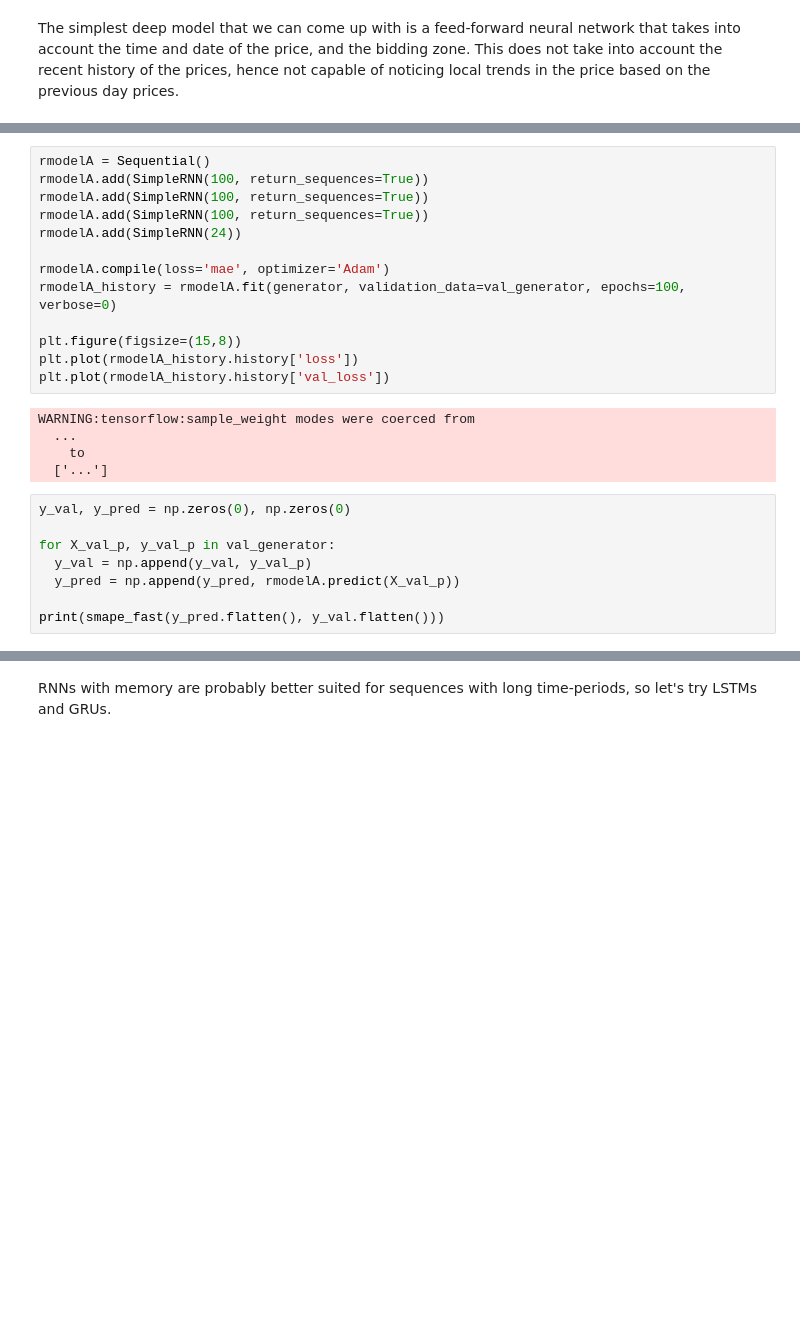
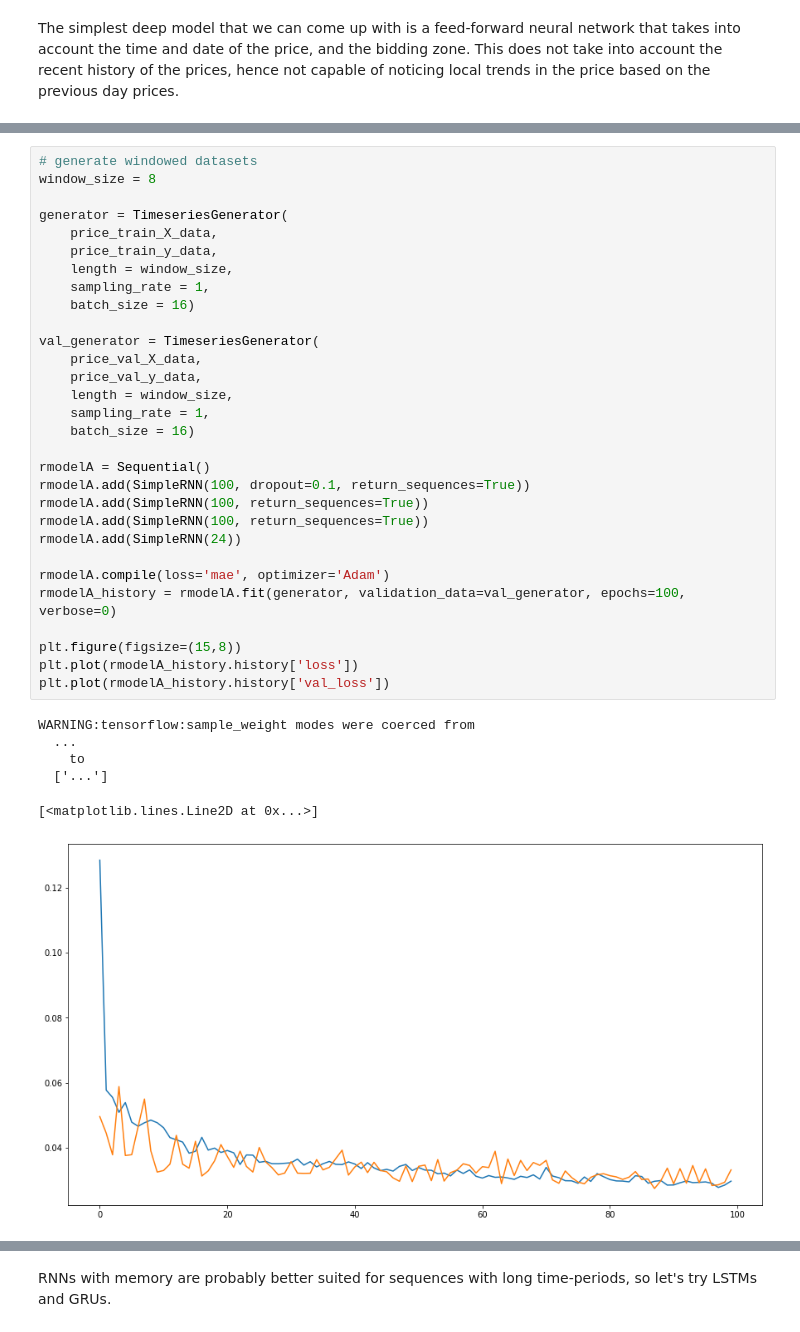
Before and after one commit to sandeshbhatjr/energy-prediction, a Jupyter notebook: energy_predictor.ipynb, the cells around one changed output, grey strips where cells are left out. Drawn from its saved outputs; the diff is of its cells as text; blank space fills up the shorter version.

```diff
--- a/energy_predictor.ipynb
+++ b/energy_predictor.ipynb
@@ -908,26 +955,37 @@ RNN is the most basic sequential NN. One obvious short-coming is that it only ta
 # %%
+# generate windowed datasets
+window_size = 8
+
+generator = TimeseriesGenerator(
+    price_train_X_data,
+    price_train_y_data,
+    length = window_size,
+    sampling_rate = 1,
+    batch_size = 16)
+
+val_generator = TimeseriesGenerator(
+    price_val_X_data,
+    price_val_y_data,
+    length = window_size,
+    sampling_rate = 1,
+    batch_size = 16)
+
 rmodelA = Sequential()
-rmodelA.add(SimpleRNN(100, return_sequences=True))
+rmodelA.add(SimpleRNN(100, dropout=0.1, return_sequences=True))
 rmodelA.add(SimpleRNN(100, return_sequences=True))
 rmodelA.add(SimpleRNN(100, return_sequences=True))
 rmodelA.add(SimpleRNN(24))
 
 rmodelA.compile(loss='mae', optimizer='Adam')
 rmodelA_history = rmodelA.fit(generator, validation_data=val_generator, epochs=100, verbose=0)
 
 plt.figure(figsize=(15,8))
 plt.plot(rmodelA_history.history['loss'])
 plt.plot(rmodelA_history.history['val_loss'])
 # %% [output]
 WARNING:tensorflow:sample_weight modes were coerced from
   ...
     to
   ['...']
+[<matplotlib.lines.Line2D at 0x...>]
+[figure, added]
-# %%
-y_val, y_pred = np.zeros(0), np.zeros(0)
-
-for X_val_p, y_val_p in val_generator:
-  y_val = np.append(y_val, y_val_p)
-  y_pred = np.append(y_pred, rmodelA.predict(X_val_p))
-
-print(smape_fast(y_pred.flatten(), y_val.flatten()))
```
Also changed, not shown: parts of 57 cells of this notebook.
